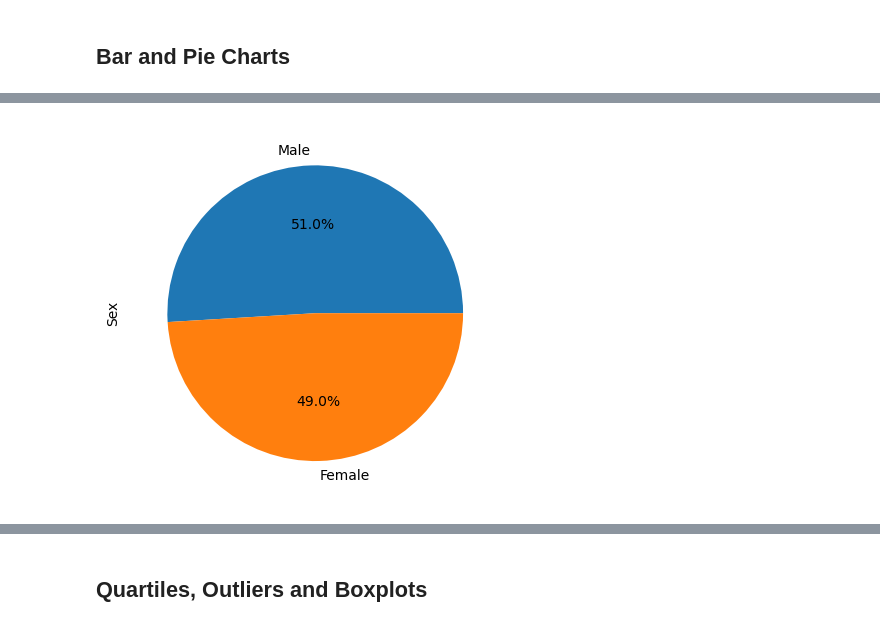
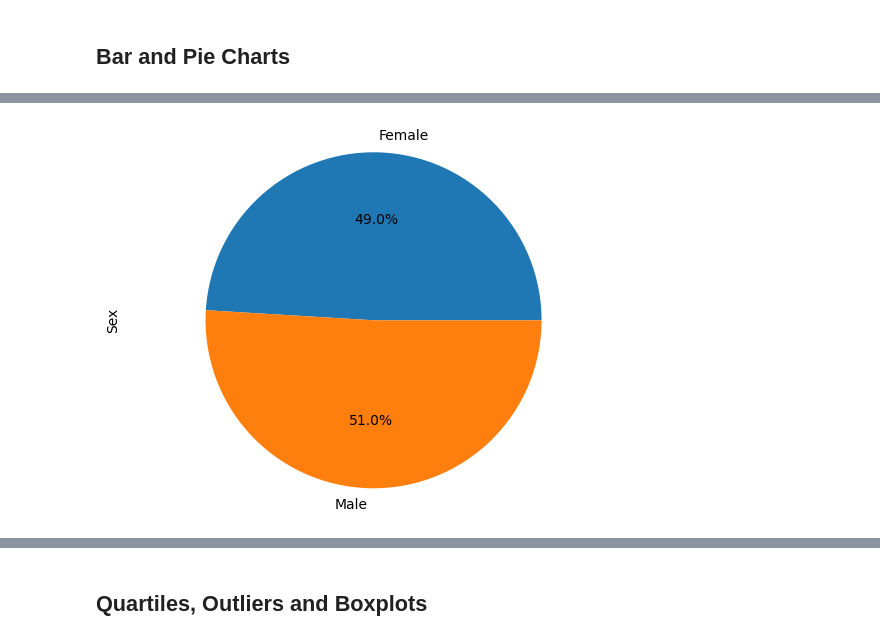
Before and after one commit to Angye212001/MatPlotLib-Mod-5, a Jupyter notebook: pymaceuticals_starter.ipynb, the cells around one changed output, grey strips where cells are left out. Drawn from its saved outputs; the diff is of its cells as text; code cells hidden in the pictures.

```diff
--- a/pymaceuticals_starter.ipynb
+++ b/pymaceuticals_starter.ipynb
@@ -6,9 +6,11 @@
 
 - Add your analysis here.
 # %%
+%matplotlib inline
 # Dependencies and Setup
 import matplotlib.pyplot as plt
 import pandas as pd
+import numpy as np
 import scipy.stats as st
 
 # Study data files
@@ -20,8 +22,7 @@ mouse_metadata = pd.read_csv(mouse_metadata_path)
 study_results = pd.read_csv(study_results_path)
 
 # Combine the data into a single DataFrame
-merge_df = pd.merge(mouse_metadata, study_results, on="Mouse_ID")
-merge_df
+merge_df = pd.merge(mouse_metadata, study_results, on = "Mouse ID")
 
 # Display the data table for preview
 merge_df.head()
@@ -67,5 +53,5 @@ count
 # %%
 # Create a clean DataFrame by dropping the duplicate mouse by its ID.
-organized_df = mouse_metadata_df[["Mouse ID", "Timepoint", "Tumor Volume (mm3)", "Metastatic Sites", "Drug Regimen", "Sex", "Age_months", "Weight (g)"]]
-organized_df.head()
+merge_df = merge_df[merge_df["Mouse ID"]!="g989"]
+merge_df
 # %% [output]
@@ -157,0 +158,5 @@ plt.show()
+# %%
+# Generate a pie plot showing the distribution of female versus male mice using Pandas
+gender_df = merge_df.groupby("Sex")
+gender_count = gender_df["Sex"].count()
+gender_plot = gender_count.plot(kind = "pie", y = "Sex", autopct="%1.1f%%", fontsize=12, figsize=(5, 5))
@@ -158,11 +165,10 @@ plt.show()
 # %%
-# Generate a pie plot showing the distribution of female versus male mice using Pandas
+# Generate a pie plot showing the distribution of female versus male mice using pyplot
 labels = ["Female", "Male"]
-sizes = []
-colors = ["blue", "orange"]
-plt.title("Sex")
-plt.pie(sizes, labels=labels, colors=colors, autopct="%1.1f%%", shadow=True, startangle=140)
+count = [gender_count["Female"],gender_count["Male"]]
+plt.pie(count, labels = labels, autopct="%1.1f%%")
+plt.ylabel("Sex")
 plt.axis("equal")
 plt.show()
 # %% [output]
-[figure, old version]
+[figure, new version]
```
Also changed, not shown: parts of 21 cells of this notebook.
